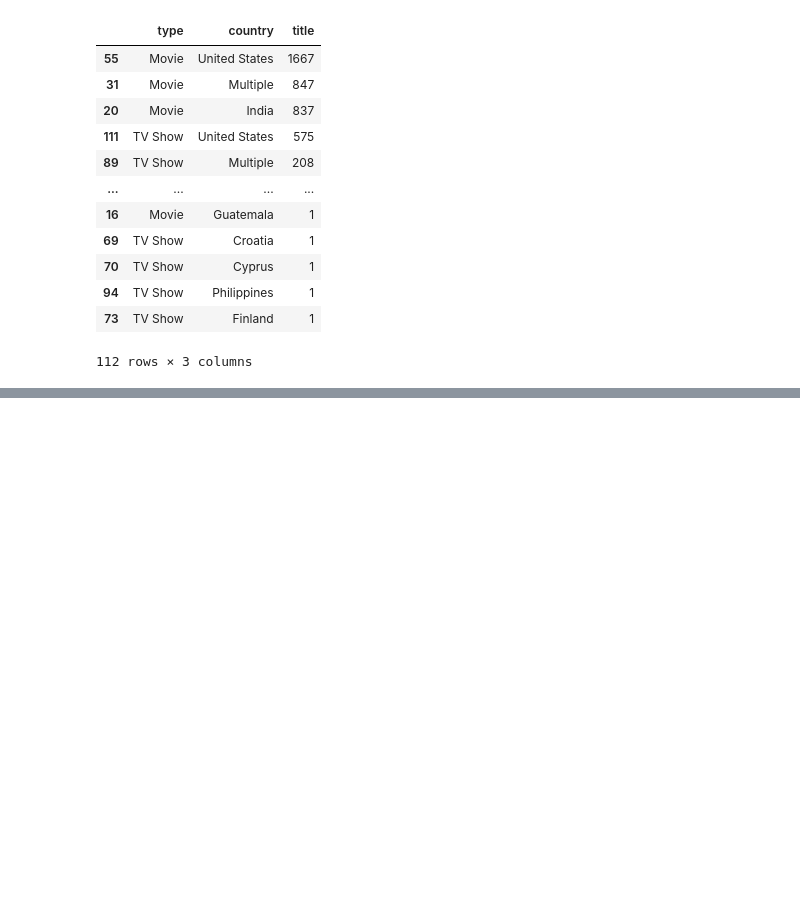
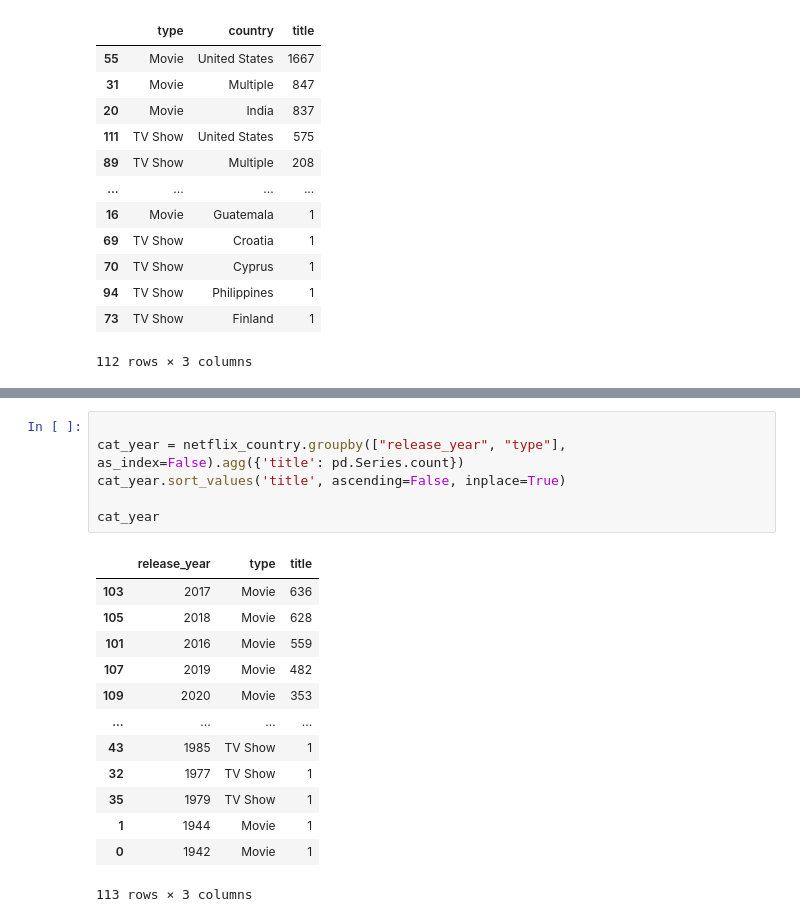
Before and after one commit to viktoriaherczeg/netflix-data-viz, a Jupyter notebook: Netflix Movies and TV Shows.ipynb, the cells around one changed output, grey strips where cells are left out. Saved outputs shown, nothing was run; the diff lists cells and outputs as text; blank space fills up the shorter version.

```diff
--- a/Netflix Movies and TV Shows.ipynb
+++ b/Netflix Movies and TV Shows.ipynb
@@ -223,0 +209,20 @@ netflix_clean.loc[netflix_clean.country == "Germany"]
+# %%
+
+cat_year = netflix_country.groupby(["release_year", "type"], as_index=False).agg({'title': pd.Series.count})
+cat_year.sort_values('title', ascending=False, inplace=True)
+
+cat_year
+# %% [output]
+|  | release_year | type | title |
+| 103 | 2017 | Movie | 636 |
+| 105 | 2018 | Movie | 628 |
+| 101 | 2016 | Movie | 559 |
+| 107 | 2019 | Movie | 482 |
+| 109 | 2020 | Movie | 353 |
+| ... | ... | ... | ... |
+| 43 | 1985 | TV Show | 1 |
+| 32 | 1977 | TV Show | 1 |
+| 35 | 1979 | TV Show | 1 |
+| 1 | 1944 | Movie | 1 |
+| 0 | 1942 | Movie | 1 |
+113 rows × 3 columns
```
Also changed, not shown: parts of 7 cells of this notebook, 1 other file.
